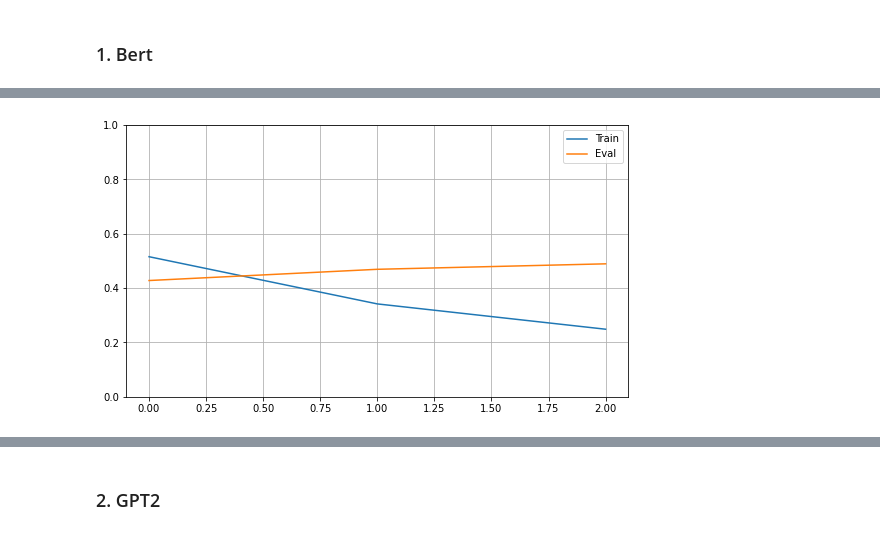
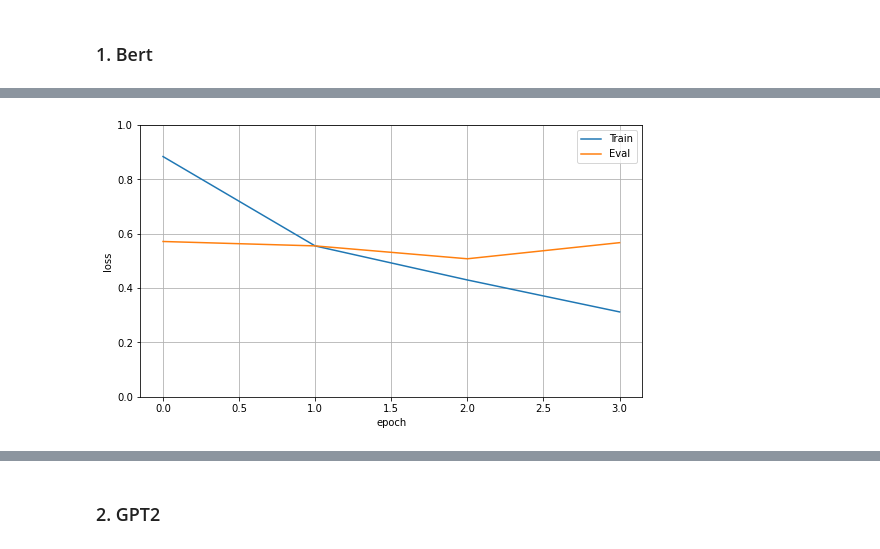
Before and after one commit to alexeykosh/2021-DL-DIY-project, a Jupyter notebook: results.ipynb, the cells around one changed output, grey strips where cells are left out. Drawn from its saved outputs; the diff is of its cells as text; code cells hidden in the pictures.

```diff
--- a/results.ipynb
+++ b/results.ipynb
@@ -112,7 +112,7 @@ tokenizer_gtp2 = GPT2Tokenizer.from_pretrained(
 )
 tokenizer_gtp2.pad_token = tokenizer_gtp2.eos_token
 # %%
-def preprocess(df, tokenizer, bs=60, split=True):
+def preprocess(df, tokenizer, bs=60, split=True, rand=True):
     # Tokenize all of the sentences and map the tokens to thier word IDs.
     texts = df.iloc[:, 2].to_list()
     labels = torch.from_numpy(df.iloc[:, 0].to_numpy())
@@ -139,10 +139,6 @@ def preprocess(df, tokenizer, bs=60, split=True):
     input_ids, attention_masks = get_ids(texts)
     labels = torch.tensor(labels)
 
-    counts = np.bincount(labels.numpy())
-    labels_weights = 1.0 / counts
-    weights = labels_weights[labels.numpy()]
-
     dataset = TensorDataset(input_ids, attention_masks, labels)
     train_size = int(0.9 * len(dataset))
     val_size = len(dataset) - train_size
@@ -150,12 +146,12 @@ def preprocess(df, tokenizer, bs=60, split=True):
     if split:
         train_dataset, val_dataset = random_split(dataset, [train_size, val_size])
 
-        dataloader_train = DataLoader(train_dataset, batch_size=bs, shuffle=True)
-        dataloader_val = DataLoader(val_dataset, batch_size=bs, shuffle=True)
+        dataloader_train = DataLoader(train_dataset, batch_size=bs, shuffle=rand)
+        dataloader_val = DataLoader(val_dataset, batch_size=bs, shuffle=rand)
 
         return dataloader_train, dataloader_val
     else:
-        return DataLoader(dataset, batch_size=bs, shuffle=True)
+        return DataLoader(dataset, batch_size=bs, shuffle=rand)
 # %%
 df = pd.read_csv(
     "data/cola_public/raw/in_domain_train.tsv",
@@ -265,12 +264,14 @@ def train(model, dataloader_t, dataloader_w, seed_val=42, epochs=3):
             logits = logits.detach().cpu().numpy()
             label_ids = b_labels.to("cpu").numpy()
             total_eval_accuracy += flat_accuracy(logits, label_ids)
-            total_eval_MCC += matthews(logits, label_ids)
+            # total_eval_MCC += matthews(logits, label_ids)
 
         avg_val_accuracy = total_eval_accuracy / len(dataloader_w)
         # avg_val_MCC = total_eval_MCC / len(dataloader_w)
         avg_val_loss = total_eval_loss / len(dataloader_w)
-        print(f"Eval accuracy: {round(avg_val_accuracy, 4)}, eval loss: {round(avg_val_loss, 4)}")
+        print(
+            f"Eval accuracy: {round(avg_val_accuracy, 4)}, eval loss: {round(avg_val_loss, 4)}"
+        )
         losses_ev.append(avg_val_loss)
     return losses_tr, losses_ev
 # %%
@@ -314,6 +317,7 @@ model_bert = BertForSequenceClassification.from_pretrained(
     num_labels=2,
     output_attentions=False,
     output_hidden_states=False,
+    classifier_dropout=0.5,
 )
 
 model_bert.cuda()
@@ -358,5 +362,7 @@ scheduler = get_linear_schedule_with_warmup(
     num_training_steps=total_steps,
 )
 # %%
-losses_tr, losses_ev = train(model_bert, dataloader_train_bert, dataloader_val_bert, epochs=epochs)
+losses_tr, losses_ev = train(
+    model_bert, dataloader_train_bert, dataloader_val_bert, epochs=epochs
+)
 # %% [output]
@@ -369,12 +372,15 @@ losses_tr, losses_ev = train(model_bert, dataloader_train_bert, dataloader_val_b
 # %%
 plt.figure(figsize=(9, 5))
-plt.plot(losses_tr, label='Train')
-plt.plot(losses_ev, label='Eval')
+plt.plot(losses_tr, label="Train")
+plt.plot(losses_ev, label="Eval")
 plt.legend()
+plt.xlabel("epoch")
+plt.ylabel("loss")
 plt.ylim(0, 1)
 plt.grid()
+plt.savefig('res_bert.png')
 # %% [output]
-[figure, old version]
+[figure, new version]
 # %%
 test_model(model_bert, dataloader_test_id_bert)
 # %% [output]
```
Also changed, not shown: parts of 21 cells of this notebook.
